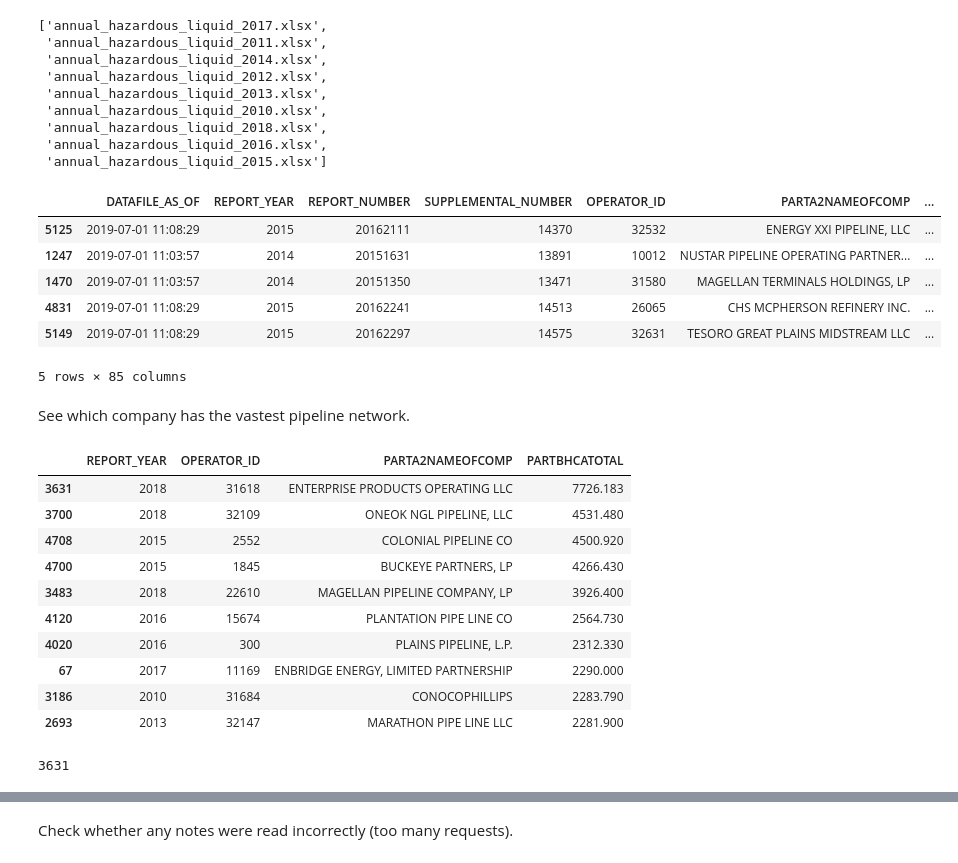
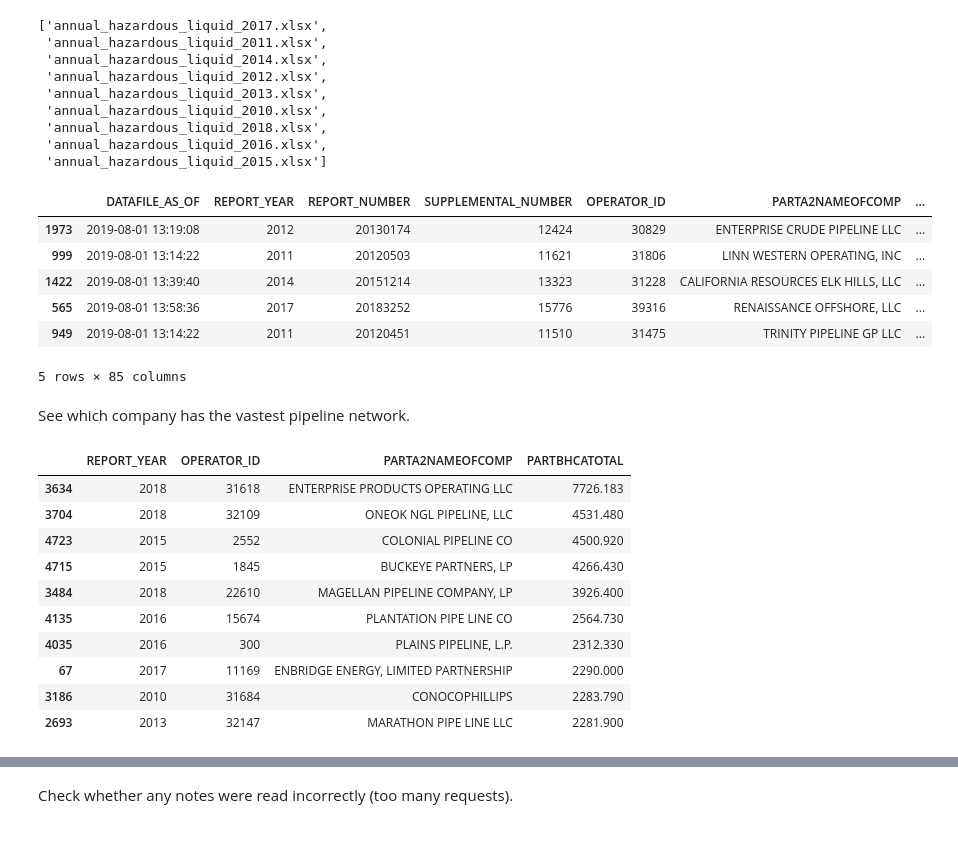
Before and after one commit to julianbarg/oil_industry, a Jupyter notebook: workbooks/2_data_exploration.ipynb, the cells around one changed output, grey strips where cells are left out. Saved outputs shown, nothing was run; the diff lists cells and outputs as text; code cells hidden in the pictures.

Commit message:
Data exploration.

```diff
--- a/workbooks/2_data_exploration.ipynb
+++ b/workbooks/2_data_exploration.ipynb
@@ -78,7 +79,7 @@ oil_pipelines.sample(5)
 # %%
 from os import listdir
 
-pipeline_files = [file for file in listdir('../data/pipeline_sytem_2019-08-01/') if'annual_hazardous_liquid' in file]
+pipeline_files = [file for file in listdir('../data/pipelines_2010_present_2019-08-09/') if'annual_hazardous_liquid' in file]
 pipeline_files
 # %% [output]
 ['annual_hazardous_liquid_2017.xlsx',
@@ -91,17 +92,17 @@ pipeline_files
  'annual_hazardous_liquid_2016.xlsx',
  'annual_hazardous_liquid_2015.xlsx']
 # %%
-pipelines = pd.concat([pd.read_excel(f'../data/pipeline_sytem_2019-08-01/{file}', skiprows=2) for file in pipeline_files])
+pipelines = pd.concat([pd.read_excel(f'../data/pipelines_2010_present_2019-08-09/{file}', skiprows=2) for file in pipeline_files])
 pipelines = pipelines.reset_index(drop = True)
 
 pipelines.sample(5)
 # %% [output]
 |  | DATAFILE_AS_OF | REPORT_YEAR | REPORT_NUMBER | SUPPLEMENTAL_NUMBER | OPERATOR_ID | PARTA2NAMEOFCOMP | ... |
-| 5125 | 2019-07-01 11:08:29 | 2015 | 20162111 | 14370 | 32532 | ENERGY XXI PIPELINE, LLC | ... |
-| 1247 | 2019-07-01 11:03:57 | 2014 | 20151631 | 13891 | 10012 | NUSTAR PIPELINE OPERATING PARTNER... | ... |
-| 1470 | 2019-07-01 11:03:57 | 2014 | 20151350 | 13471 | 31580 | MAGELLAN TERMINALS HOLDINGS, LP | ... |
-| 4831 | 2019-07-01 11:08:29 | 2015 | 20162241 | 14513 | 26065 | CHS MCPHERSON REFINERY INC. | ... |
-| 5149 | 2019-07-01 11:08:29 | 2015 | 20162297 | 14575 | 32631 | TESORO GREAT PLAINS MIDSTREAM LLC | ... |
+| 1973 | 2019-08-01 13:19:08 | 2012 | 20130174 | 12424 | 30829 | ENTERPRISE CRUDE PIPELINE LLC | ... |
+| 999 | 2019-08-01 13:14:22 | 2011 | 20120503 | 11621 | 31806 | LINN WESTERN OPERATING, INC | ... |
+| 1422 | 2019-08-01 13:39:40 | 2014 | 20151214 | 13323 | 31228 | CALIFORNIA RESOURCES ELK HILLS, LLC | ... |
+| 565 | 2019-08-01 13:58:36 | 2017 | 20183252 | 15776 | 39316 | RENAISSANCE OFFSHORE, LLC | ... |
+| 949 | 2019-08-01 13:14:22 | 2011 | 20120451 | 11510 | 31475 | TRINITY PIPELINE GP LLC | ... |
 5 rows × 85 columns
 # %% [markdown]
 See which company has the vastest pipeline network.
@@ -109,17 +110,13 @@ See which company has the vastest pipeline network.
 pipelines.loc[pipelines.groupby('OPERATOR_ID')['PARTBHCATOTAL'].idxmax()].nlargest(10, 'PARTBHCATOTAL')[['REPORT_YEAR', 'OPERATOR_ID', 'PARTA2NAMEOFCOMP', 'PARTBHCATOTAL']]
 # %% [output]
 |  | REPORT_YEAR | OPERATOR_ID | PARTA2NAMEOFCOMP | PARTBHCATOTAL |
-| 3631 | 2018 | 31618 | ENTERPRISE PRODUCTS OPERATING LLC | 7726.183 |
-| 3700 | 2018 | 32109 | ONEOK NGL PIPELINE, LLC | 4531.480 |
-| 4708 | 2015 | 2552 | COLONIAL PIPELINE CO | 4500.920 |
-| 4700 | 2015 | 1845 | BUCKEYE PARTNERS, LP | 4266.430 |
-| 3483 | 2018 | 22610 | MAGELLAN PIPELINE COMPANY, LP | 3926.400 |
-| 4120 | 2016 | 15674 | PLANTATION PIPE LINE CO | 2564.730 |
-| 4020 | 2016 | 300 | PLAINS PIPELINE, L.P. | 2312.330 |
+| 3634 | 2018 | 31618 | ENTERPRISE PRODUCTS OPERATING LLC | 7726.183 |
+| 3704 | 2018 | 32109 | ONEOK NGL PIPELINE, LLC | 4531.480 |
+| 4723 | 2015 | 2552 | COLONIAL PIPELINE CO | 4500.920 |
+| 4715 | 2015 | 1845 | BUCKEYE PARTNERS, LP | 4266.430 |
+| 3484 | 2018 | 22610 | MAGELLAN PIPELINE COMPANY, LP | 3926.400 |
+| 4135 | 2016 | 15674 | PLANTATION PIPE LINE CO | 2564.730 |
+| 4035 | 2016 | 300 | PLAINS PIPELINE, L.P. | 2312.330 |
 | 67 | 2017 | 11169 | ENBRIDGE ENERGY, LIMITED PARTNERSHIP | 2290.000 |
 | 3186 | 2010 | 31684 | CONOCOPHILLIPS | 2283.790 |
 | 2693 | 2013 | 32147 | MARATHON PIPE LINE LLC | 2281.900 |
-# %%
-pipelines['PARTBHCATOTAL'].idxmax()
-# %% [output]
-3631
```
Also changed, not shown: parts of 26 cells of this notebook, 14 other files.
